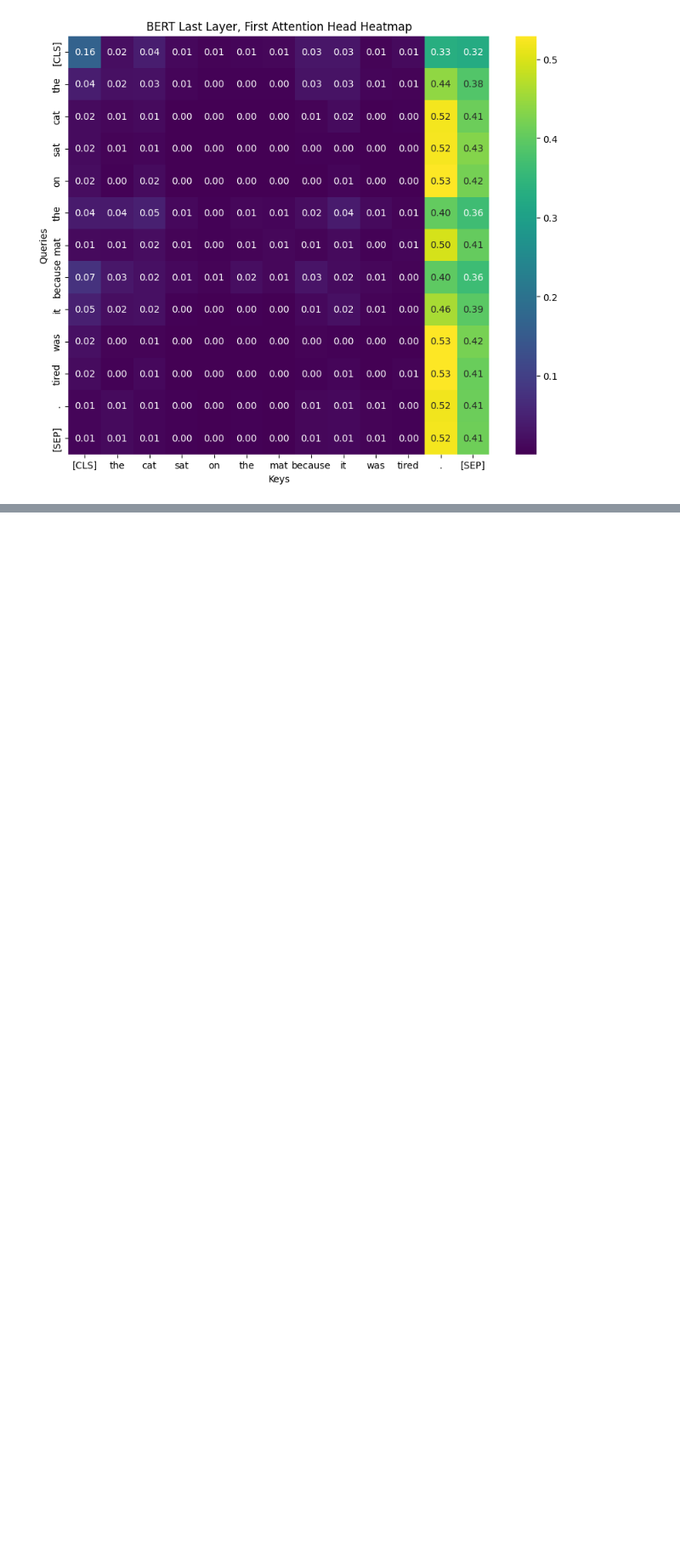
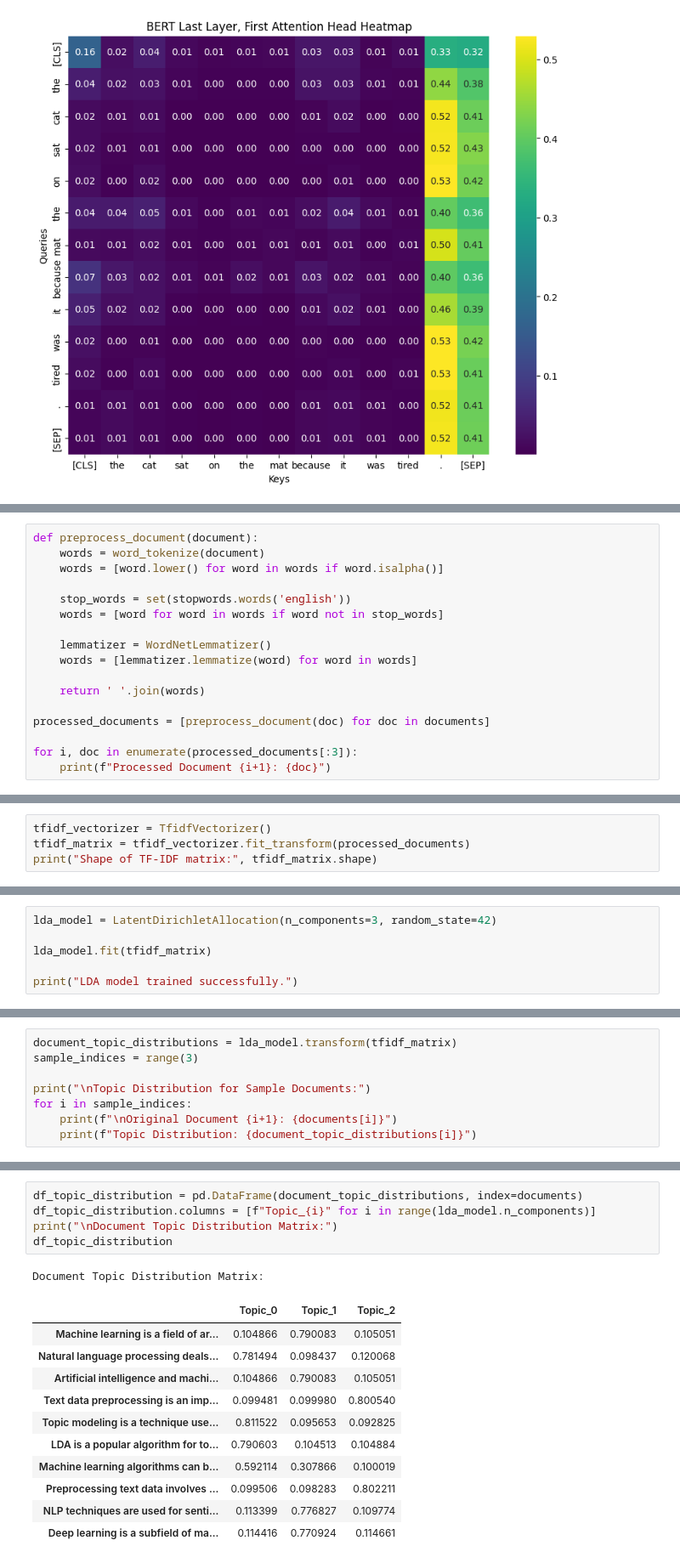
Before and after one commit to Simarjit1303/Data-Science, a Jupyter notebook: exercises/machine-learning/Big-Data-Analytics/Big_Data_Analytics.ipynb, the cells around one changed output, grey strips where cells are left out. Shown: that part at 85% size. Saved outputs shown, nothing was run; the diff lists cells and outputs as text; blank space fills up the shorter version.

```diff
--- a/exercises/machine-learning/Big-Data-Analytics/Big_Data_Analytics.ipynb
+++ b/exercises/machine-learning/Big-Data-Analytics/Big_Data_Analytics.ipynb
@@ -679,0 +733,17 @@ plt.show()
+# %%
+def preprocess_document(document):
+    words = word_tokenize(document)
+    words = [word.lower() for word in words if word.isalpha()]
+
+    stop_words = set(stopwords.words('english'))
+    words = [word for word in words if word not in stop_words]
+
+    lemmatizer = WordNetLemmatizer()
+    words = [lemmatizer.lemmatize(word) for word in words]
+
+    return ' '.join(words)
+
+processed_documents = [preprocess_document(doc) for doc in documents]
+
+for i, doc in enumerate(processed_documents[:3]):
+    print(f"Processed Document {i+1}: {doc}")
@@ -679,0 +754,4 @@ plt.show()
+# %%
+tfidf_vectorizer = TfidfVectorizer()
+tfidf_matrix = tfidf_vectorizer.fit_transform(processed_documents)
+print("Shape of TF-IDF matrix:", tfidf_matrix.shape)
@@ -679,0 +760,6 @@ plt.show()
+# %%
+lda_model = LatentDirichletAllocation(n_components=3, random_state=42)
+
+lda_model.fit(tfidf_matrix)
+
+print("LDA model trained successfully.")
@@ -679,0 +788,8 @@ plt.show()
+# %%
+document_topic_distributions = lda_model.transform(tfidf_matrix)
+sample_indices = range(3)
+
+print("\nTopic Distribution for Sample Documents:")
+for i in sample_indices:
+    print(f"\nOriginal Document {i+1}: {documents[i]}")
+    print(f"Topic Distribution: {document_topic_distributions[i]}")
@@ -679,0 +807,18 @@ plt.show()
+# %%
+df_topic_distribution = pd.DataFrame(document_topic_distributions, index=documents)
+df_topic_distribution.columns = [f"Topic_{i}" for i in range(lda_model.n_components)]
+print("\nDocument Topic Distribution Matrix:")
+df_topic_distribution
+# %% [output]
+Document Topic Distribution Matrix:
+|  | Topic_0 | Topic_1 | Topic_2 |
+| Machine learning is a field of ar... | 0.104866 | 0.790083 | 0.105051 |
+| Natural language processing deals... | 0.781494 | 0.098437 | 0.120068 |
+| Artificial intelligence and machi... | 0.104866 | 0.790083 | 0.105051 |
+| Text data preprocessing is an imp... | 0.099481 | 0.099980 | 0.800540 |
+| Topic modeling is a technique use... | 0.811522 | 0.095653 | 0.092825 |
+| LDA is a popular algorithm for to... | 0.790603 | 0.104513 | 0.104884 |
+| Machine learning algorithms can b... | 0.592114 | 0.307866 | 0.100019 |
+| Preprocessing text data involves ... | 0.099506 | 0.098283 | 0.802211 |
+| NLP techniques are used for senti... | 0.113399 | 0.776827 | 0.109774 |
+| Deep learning is a subfield of ma... | 0.114416 | 0.770924 | 0.114661 |
```
Also changed, not shown: parts of 20 cells of this notebook.
